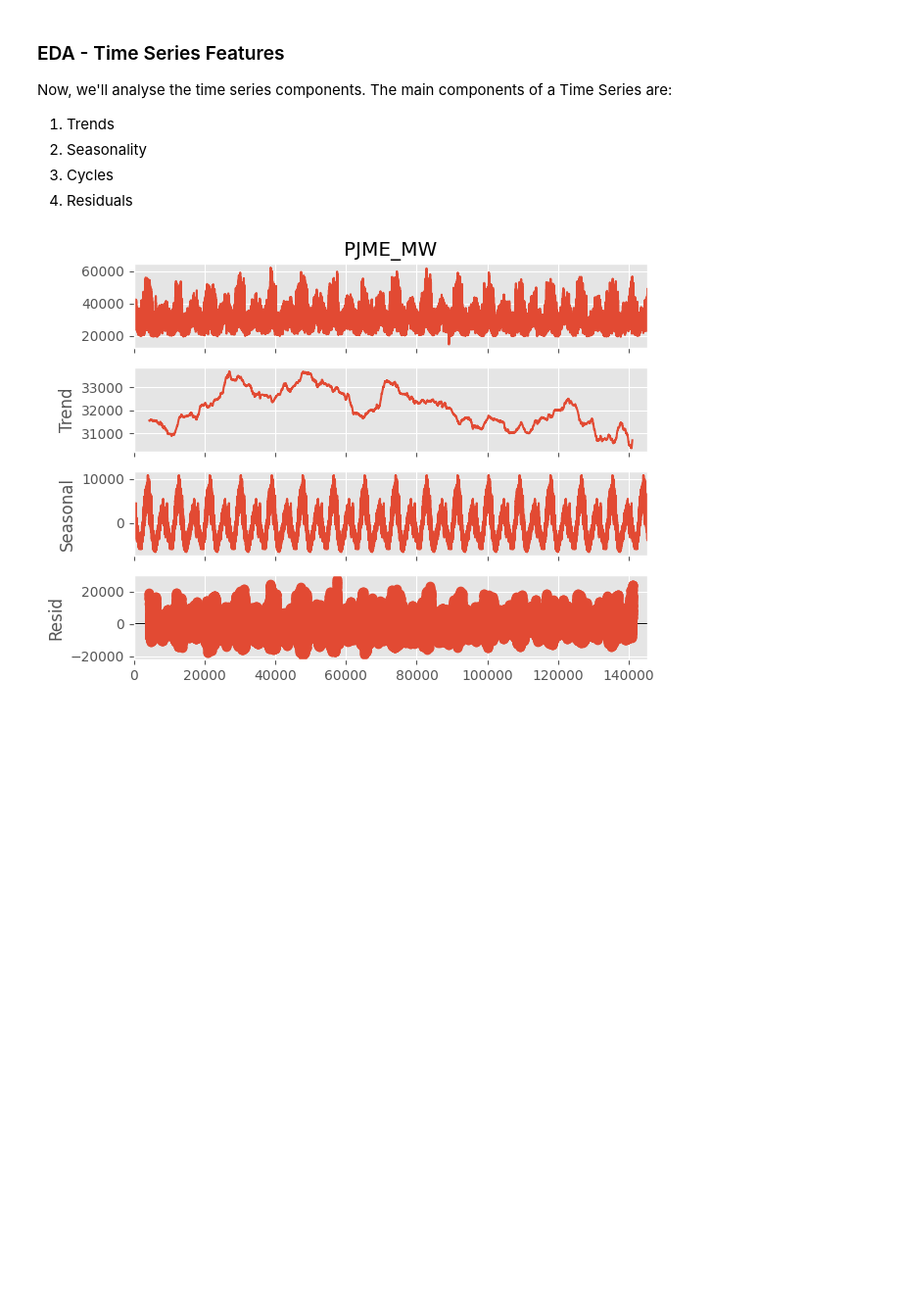
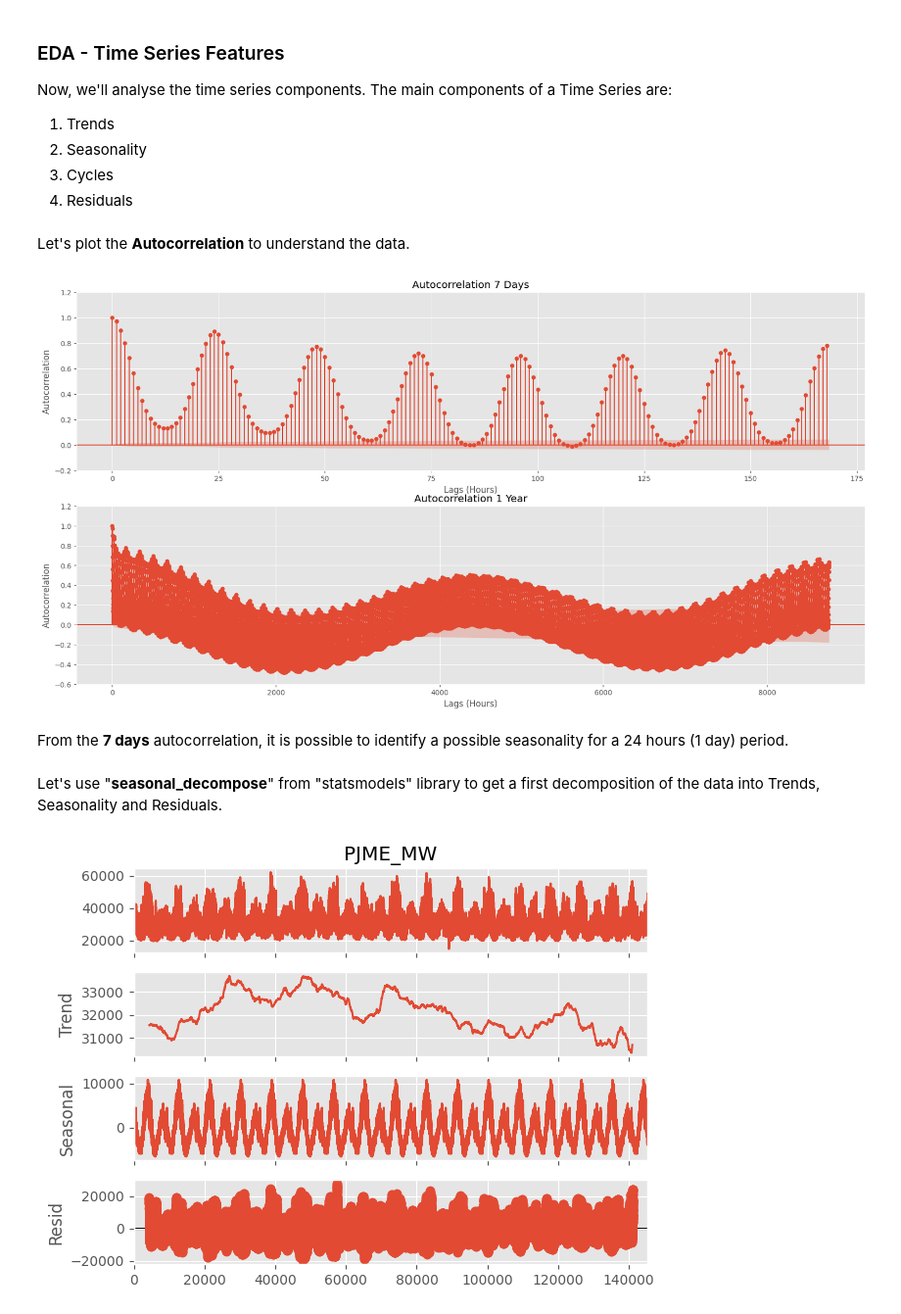
Before and after one commit to diegokurashima/Energy_Consumption-Time_Series_Forecasting_Study, a Jupyter notebook: Energy_Consumption_Time_Series_Forecasting_Study.ipynb, the cells around one changed output. Shown at 98% size. Drawn from its saved outputs; the diff is of its cells as text; code cells hidden in the pictures; blank space fills up the shorter version.

```diff
--- a/Energy_Consumption_Time_Series_Forecasting_Study.ipynb
+++ b/Energy_Consumption_Time_Series_Forecasting_Study.ipynb
@@ -225,3 +228,29 @@ df_PJME_ts = df_PJME.copy()
+# %% [markdown]
+Let's plot the **Autocorrelation** to understand the data.
+# %%
+fig, ax = plt.subplots(2, 1, figsize=(20, 10))
+
+plot_acf(df_PJME['PJME_MW'], lags=24*7, ax=ax[0])
+
+ax[0].set_title('Autocorrelation 7 Days')
+ax[0].set_xlabel('Lags (Hours)')
+ax[0].set_ylabel('Autocorrelation')
+ax[0].set_ylim(-0.2, 1.2)
+ax[0].grid(True)
+
+plot_acf(df_PJME['PJME_MW'], lags=24*365, ax=ax[1])
+
+ax[1].set_title('Autocorrelation 1 Year')
+ax[1].set_xlabel('Lags (Hours)')
+ax[1].set_ylabel('Autocorrelation')
+ax[1].set_ylim(-0.6, 1.2)
+ax[1].grid(True)
+# %% [output]
+[figure, added]
+# %% [markdown]
+From the **7 days** autocorrelation, it is possible to identify a possible seasonality for a 24 hours (1 day) period.
+# %% [markdown]
+Let's use "**seasonal_decompose**" from "statsmodels" library to get a first decomposition of the data into Trends, Seasonality and Residuals.
 # %%
 from statsmodels.tsa.seasonal import seasonal_decompose
 
```
Also changed, not shown: parts of 33 cells of this notebook.
